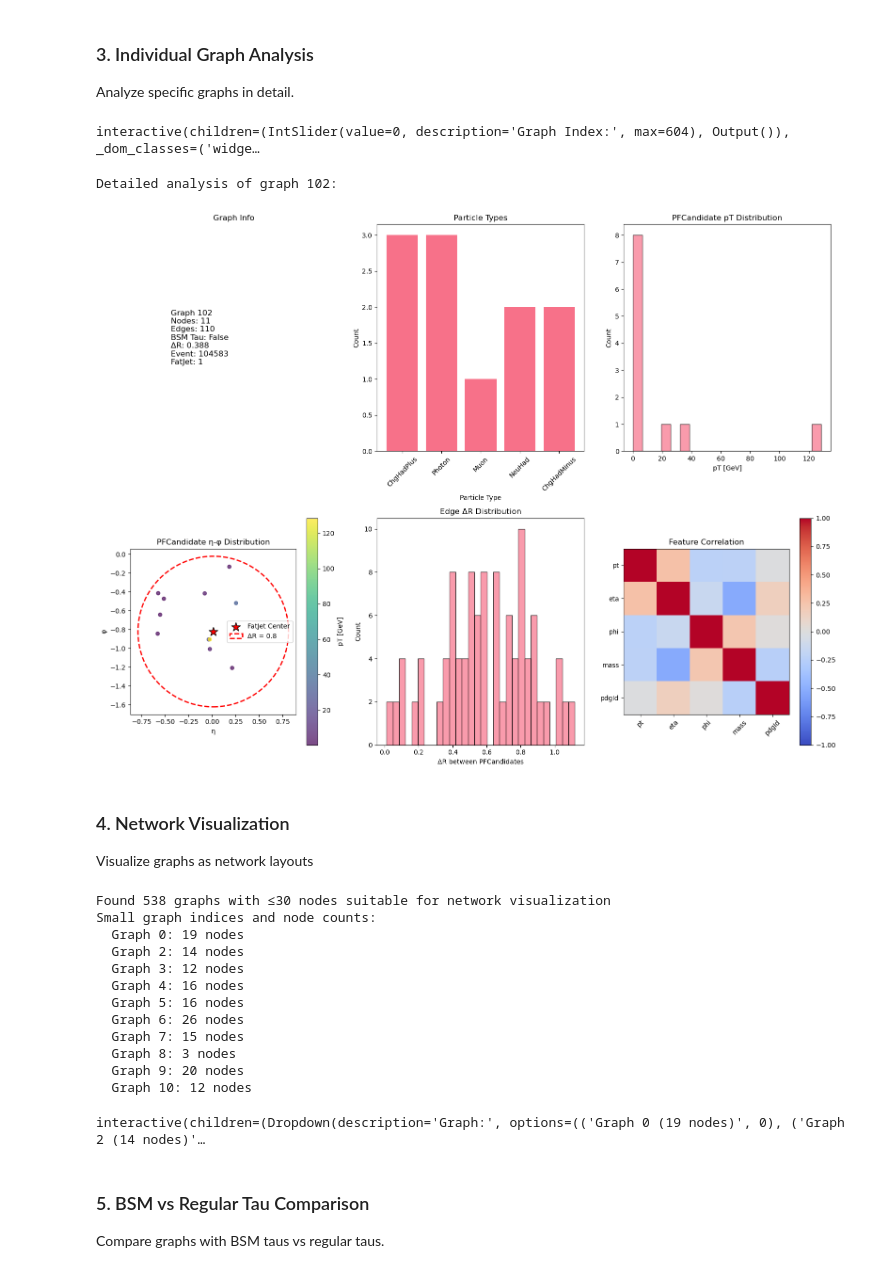
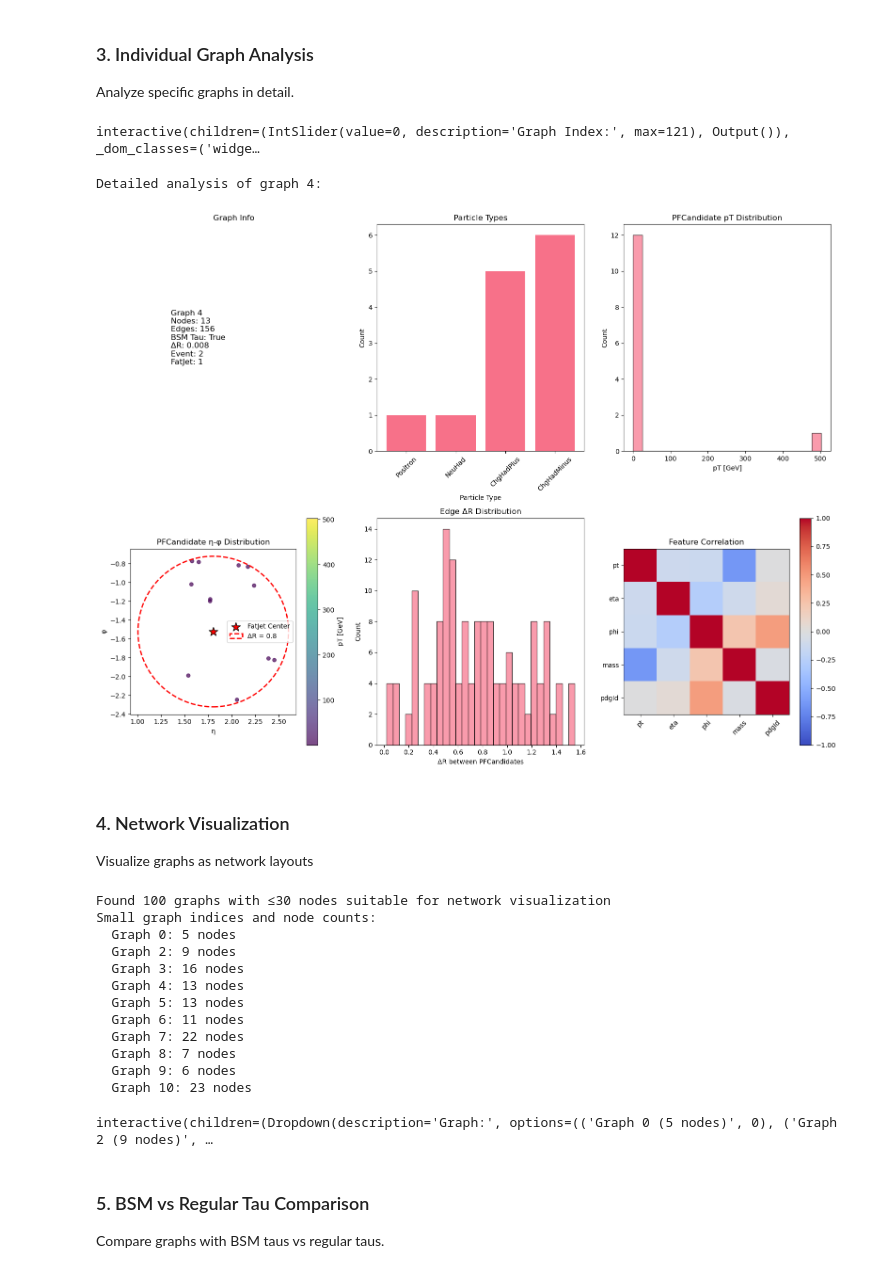
Before and after one commit to youngwan-kim/ML4WRTau, a Jupyter notebook: FatTagger/debug_graphs.ipynb, the cells around one changed output. Saved outputs shown, nothing was run; the diff lists cells and outputs as text; code cells hidden in the pictures.

```diff
--- a/FatTagger/debug_graphs.ipynb
+++ b/FatTagger/debug_graphs.ipynb
@@ -24,7 +24,7 @@ Specify the path to your .pt graph files and load them.
 debugger = GraphDebugger()
 
 graph_files = [
-    "graphs_from_skim/DYTau_M50to120_NanoV15_DYTau_skim_graphs.pt",
+    "graphs_from_skim/WR4000_N100_RunIII2024Summer24NanoAODv15_8_skim_graphs.pt",
 ]
 # %%
 all_graphs = []
@@ -143,22 +143,22 @@ if all_graphs:
 else:
     print("No graphs loaded for analysis")
 # %% [output]
-interactive(children=(IntSlider(value=0, description='Graph Index:', max=604), Output()), _dom_classes=('widge…
+interactive(children=(IntSlider(value=0, description='Graph Index:', max=121), Output()), _dom_classes=('widge…
 # %%
 if all_graphs:
-    graph_to_analyze = 102
+    graph_to_analyze = 4
 
     if graph_to_analyze < len(all_graphs):
         print(f"Detailed analysis of graph {graph_to_analyze}:")
         debugger.plot_single_graph_analysis(all_graphs[graph_to_analyze],
                                            graph_to_analyze, figsize=(16, 12))
     else:
         print(f"Graph index {graph_to_analyze} out of range (max: {len(all_graphs)-1})")
 else:
     print("No graphs loaded for detailed analysis")
 # %% [output]
-Detailed analysis of graph 102:
+Detailed analysis of graph 4:
-[figure, old version]
+[figure, new version]
 # %% [markdown]
 ### 4. Network Visualization
 
@@ -189,19 +189,19 @@ if all_graphs:
 else:
     print("No graphs loaded")
 # %% [output]
-Found 538 graphs with ≤30 nodes suitable for network visualization
+Found 100 graphs with ≤30 nodes suitable for network visualization
 Small graph indices and node counts:
-  Graph 0: 19 nodes
-  Graph 2: 14 nodes
-  Graph 3: 12 nodes
-  Graph 4: 16 nodes
-  Graph 5: 16 nodes
-  Graph 6: 26 nodes
-  Graph 7: 15 nodes
-  Graph 8: 3 nodes
-  Graph 9: 20 nodes
-  Graph 10: 12 nodes
+  Graph 0: 5 nodes
+  Graph 2: 9 nodes
+  Graph 3: 16 nodes
+  Graph 4: 13 nodes
+  Graph 5: 13 nodes
+  Graph 6: 11 nodes
+  Graph 7: 22 nodes
+  Graph 8: 7 nodes
+  Graph 9: 6 nodes
+  Graph 10: 23 nodes
-interactive(children=(Dropdown(description='Graph:', options=(('Graph 0 (19 nodes)', 0), ('Graph 2 (14 nodes)'…
+interactive(children=(Dropdown(description='Graph:', options=(('Graph 0 (5 nodes)', 0), ('Graph 2 (9 nodes)', …
 # %% [markdown]
 ### 5. BSM vs Regular Tau Comparison
 
```
Also changed, not shown: parts of 6 cells of this notebook, 1 other file.
